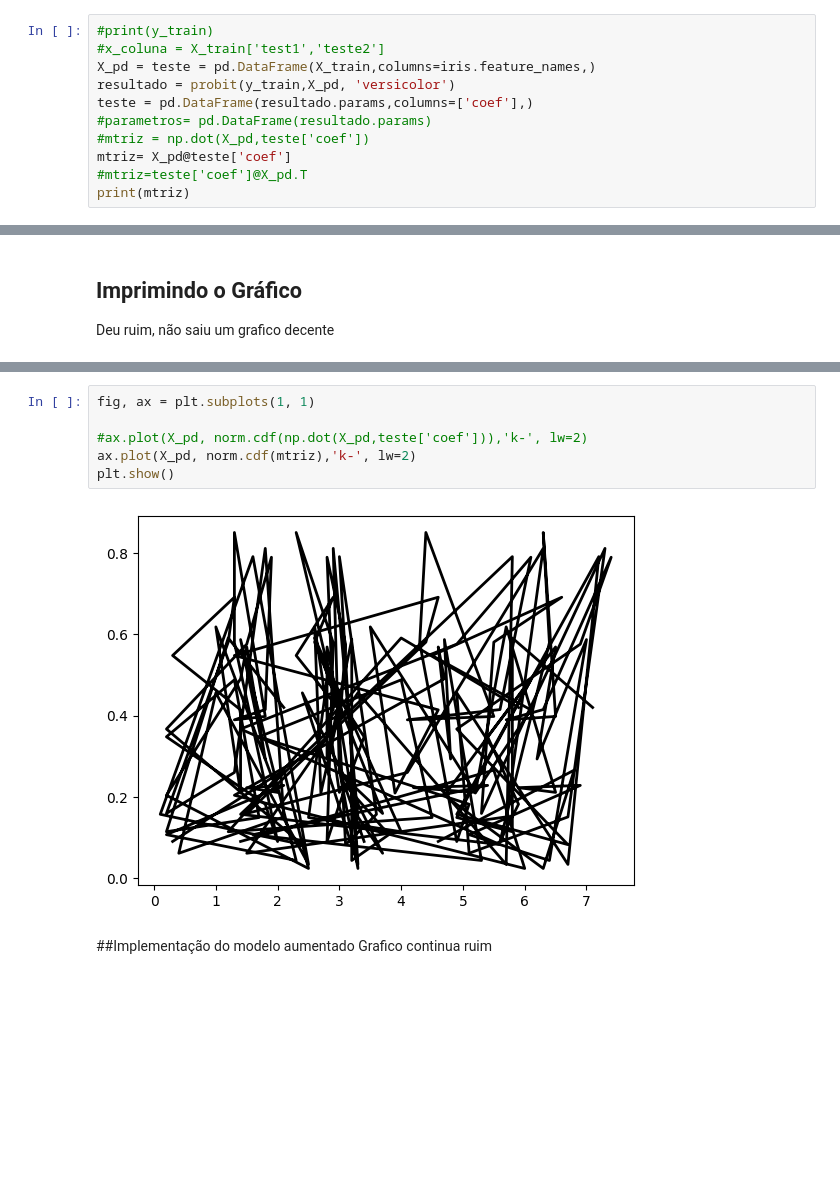
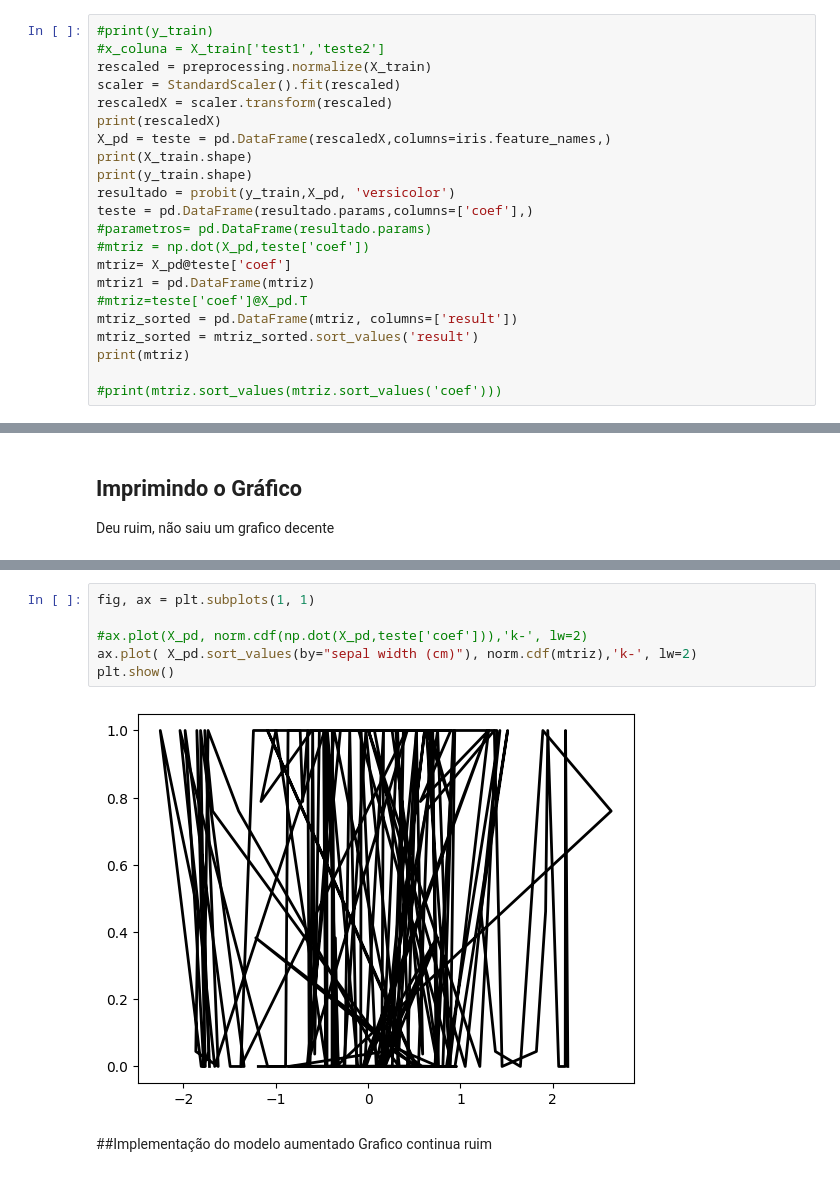
Before and after one commit to talaricoferreira/mestrado, a Jupyter notebook: testes_Baysiana.ipynb, the cells around one changed output, grey strips where cells are left out. Cells and saved outputs as stored; diff of their text form; blank space fills up the shorter version.

```diff
--- a/testes_Baysiana.ipynb
+++ b/testes_Baysiana.ipynb
@@ -73,12 +75,23 @@ def probit(y,X,target):
 # %%
 #print(y_train)
 #x_coluna = X_train['test1','teste2']
-X_pd = teste = pd.DataFrame(X_train,columns=iris.feature_names,)
+rescaled = preprocessing.normalize(X_train)
+scaler = StandardScaler().fit(rescaled)
+rescaledX = scaler.transform(rescaled)
+print(rescaledX)
+X_pd = teste = pd.DataFrame(rescaledX,columns=iris.feature_names,)
+print(X_train.shape)
+print(y_train.shape)
 resultado = probit(y_train,X_pd, 'versicolor')
 teste = pd.DataFrame(resultado.params,columns=['coef'],)
 #parametros= pd.DataFrame(resultado.params)
 #mtriz = np.dot(X_pd,teste['coef'])
 mtriz= X_pd@teste['coef']
+mtriz1 = pd.DataFrame(mtriz)
 #mtriz=teste['coef']@X_pd.T
+mtriz_sorted = pd.DataFrame(mtriz, columns=['result'])
+mtriz_sorted = mtriz_sorted.sort_values('result')
 print(mtriz)
+
+#print(mtriz.sort_values(mtriz.sort_values('coef')))
 # %% [output]
@@ -105,11 +127,11 @@ Deu ruim, não saiu um grafico decente
 # %%
 fig, ax = plt.subplots(1, 1)
 
 #ax.plot(X_pd, norm.cdf(np.dot(X_pd,teste['coef'])),'k-', lw=2)
-ax.plot(X_pd, norm.cdf(mtriz),'k-', lw=2)
+ax.plot( X_pd.sort_values(by="sepal width (cm)"), norm.cdf(mtriz),'k-', lw=2)
 plt.show()
 # %% [output]
-[figure, old version]
+[figure, new version]
 # %% [markdown]
 ##Implementação do modelo aumentado
 Grafico continua ruim
```
Also changed, not shown: parts of 5 cells of this notebook.
